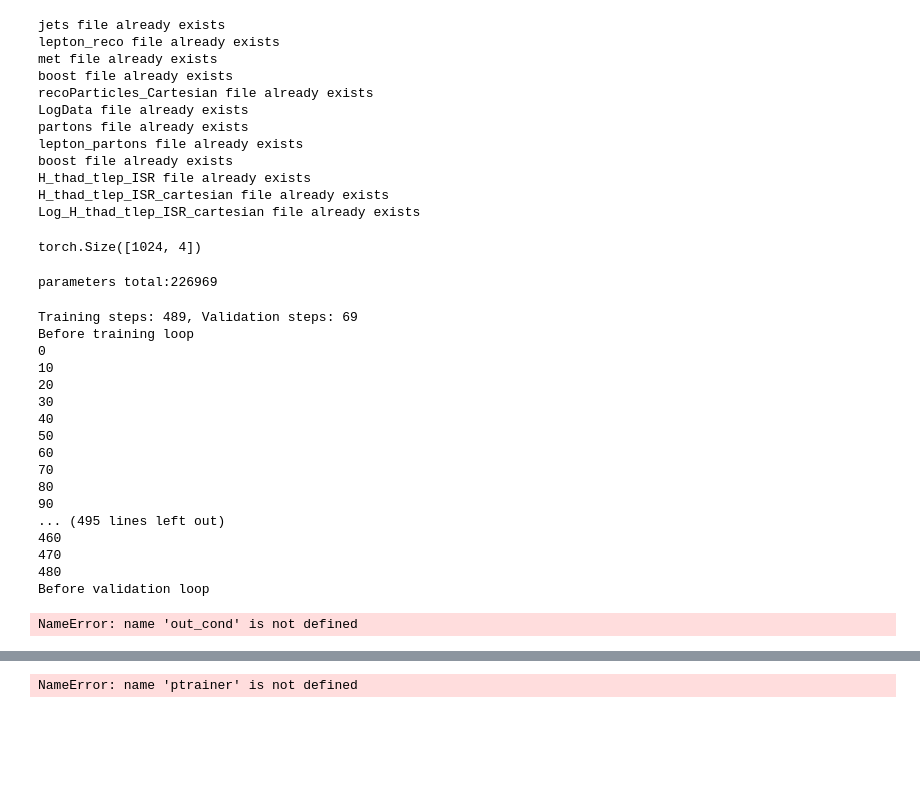
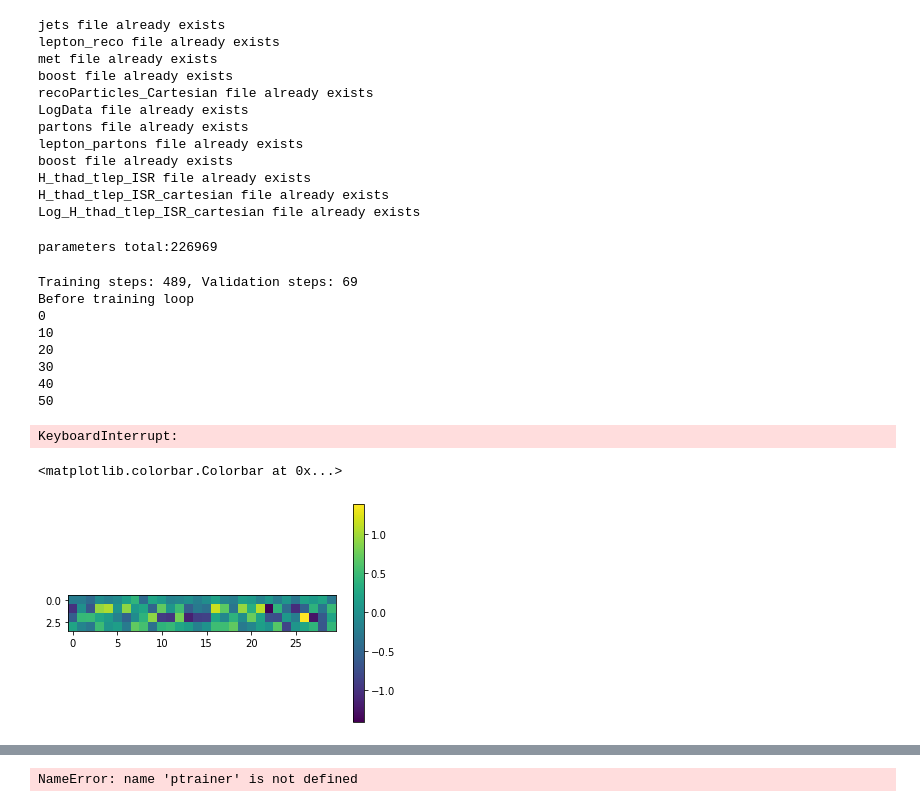
Before and after one commit to valsdav/MEMFlow, a Jupyter notebook: notebooks/unfolding_flow/ConditionerPretraining.ipynb, the cells around one changed output, grey strips where cells are left out. Cells and saved outputs as stored; diff of their text form; code cells hidden in the pictures; blank space fills up the shorter version.

```diff
--- a/notebooks/unfolding_flow/ConditionerPretraining.ipynb
+++ b/notebooks/unfolding_flow/ConditionerPretraining.ipynb
@@ -212,5 +187 @@ out = model(data_jets, data_lepton_reco, data_met, data_boost_reco, mask_jets, m
-# %%
-out[0].shape
-# %% [output]
-torch.Size([1024, 4])
 # %%
@@ -242,7 +211,7 @@ N_valid = len(val_loader)
 print(f"Training steps: {N_train}, Validation steps: {N_valid}")
 
 ii = 0
-for e in range(nepochs):
+for e in range(1):
 
     sum_loss = 0.
 
@@ -253,16 +222,11 @@ for e in range(nepochs):
             print(i)
 
 
-        (mask_partons, data_partons,
-            mask_lepton_partons, data_lepton_partons,
-            mask_boost, data_boost,
-            data_httg, data_httg_cartesian,
-            ps, ps_detjac,
+        (logScaled_data_higgs_t_tbar_ISR_cartesian,
             mask_lepton_reco, data_lepton_reco,
             mask_jets, data_jets,
             mask_met, data_met,
-            mask_boost_reco, data_boost_reco,
-        recoParticles, recoParticlesScaled) = data
+            mask_boost_reco, data_boost_reco) = data
 
         optimizer.zero_grad()
 
@@ -271,7 +235,7 @@ for e in range(nepochs):
 
         #out_cond, h_out, tlep_out, thad_out = model(data)
 
-        target = data[7]
+        target = data[0]
 
         lossH = loss_fn(target[:,0], out[0])
         lossThad =  loss_fn(target[:,1], out[1])
@@ -308,23 +272,18 @@ for e in range(nepochs):
 
         with torch.no_grad():
 
-            (mask_partons, data_partons,
-            mask_lepton_partons, data_lepton_partons,
-            mask_boost, data_boost,
-            data_httg, data_httg_cartesian,
-            ps, ps_detjac,
+            (logScaled_data_higgs_t_tbar_ISR_cartesian,
             mask_lepton_reco, data_lepton_reco,
             mask_jets, data_jets,
             mask_met, data_met,
-            mask_boost_reco, data_boost_reco,
-            recoParticles, recoParticlesScaled) = data
+            mask_boost_reco, data_boost_reco) = data
 
 
             out = model(data_jets, data_lepton_reco, data_met,
                     data_boost_reco, mask_jets, mask_lepton_reco, mask_met, mask_boost_reco)
 
 
-            target = data[7]
+            target = data[0]
 
             lossH = loss_fn(target[:,0], out[0])
             lossThad =  loss_fn(target[:,1], out[1])
@@ -353,20 +312,13 @@ Before training loop
 30
 40
 50
-60
-70
-80
-90
-... (495 lines left out)
-460
-470
-480
-Before validation loop
+KeyboardInterrupt:
 # %%
-plt.imshow(out_cond.cpu().detach().numpy().T[:, 0:30])
+plt.imshow(out[0].cpu().detach().numpy().T[:, 0:30])
 plt.colorbar()
 # %% [output]
-NameError: name 'out_cond' is not defined
+<matplotlib.colorbar.Colorbar at 0x...>
+[figure, added]
 # %%
 target.shape
 # %% [output]
```
Also changed, not shown: parts of 20 cells of this notebook, 1 other file.
